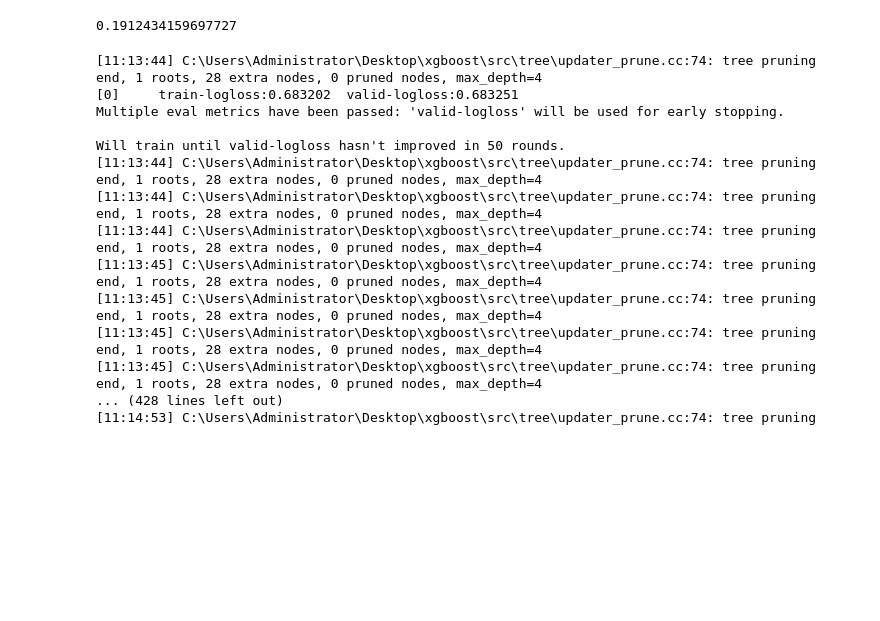
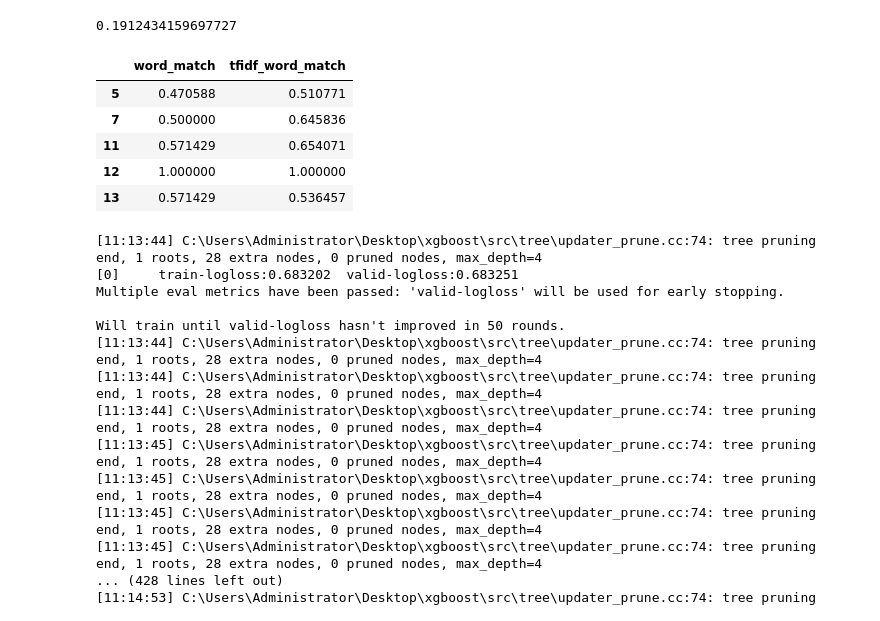
Before and after one commit to aartighatkesar/cs229, a Jupyter notebook: project/src/DataAnalysis.ipynb, the cells around one changed output. Drawn from its saved outputs; the diff is of its cells as text; code cells hidden in the pictures; blank space fills up the shorter version.

```diff
--- a/project/src/DataAnalysis.ipynb
+++ b/project/src/DataAnalysis.ipynb
@@ -219,6 +219,15 @@ y_train = (np.zeros(len(pos_train)) + 1).tolist() + np.zeros(len(neg_train)).tol
 del pos_train, neg_train
 # %% [output]
 0.1912434159697727
+# %%
+x_train.head()
+# %% [output]
+|  | word_match | tfidf_word_match |
+| 5 | 0.470588 | 0.510771 |
+| 7 | 0.500000 | 0.645836 |
+| 11 | 0.571429 | 0.654071 |
+| 12 | 1.000000 | 1.000000 |
+| 13 | 0.571429 | 0.536457 |
 # %%
 # Finally, we split some of the data off for validation
 from sklearn.cross_validation import train_test_split
```
Also changed, not shown: parts of 6 cells of this notebook, 2 other files.
